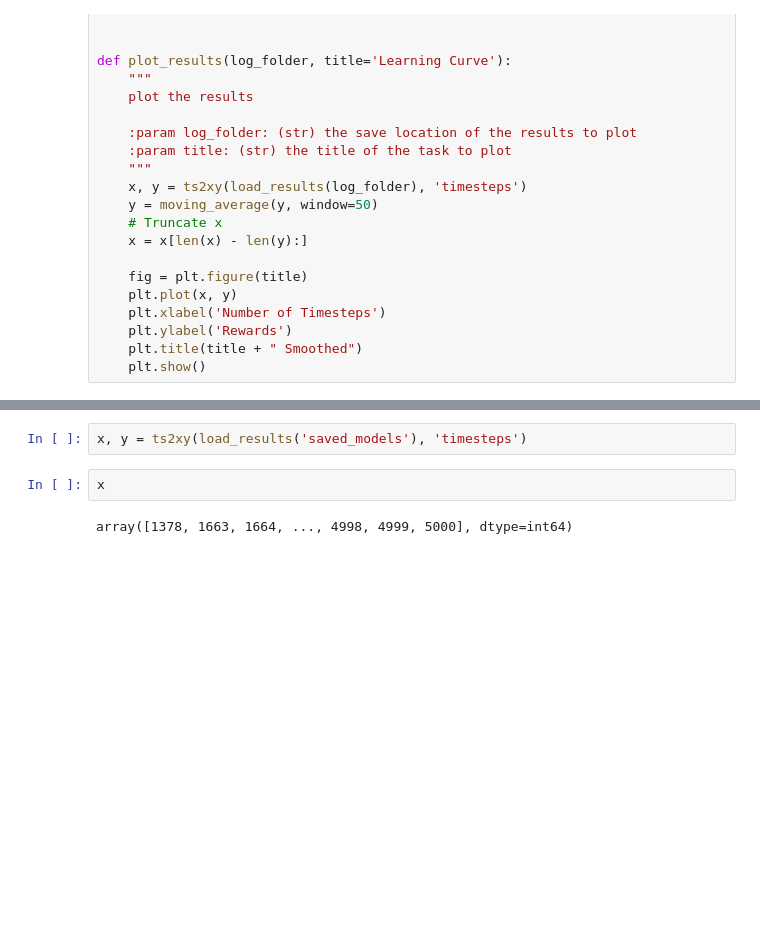
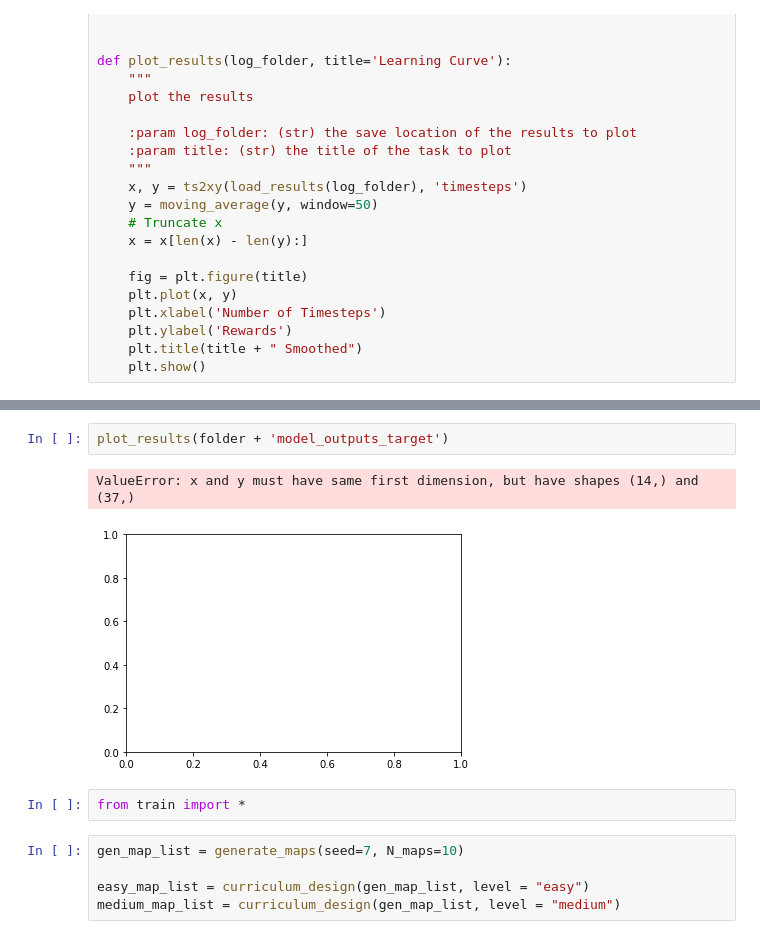
Before and after one commit to AkgunOnur/Multi-Agent-Allocation-with-Generative-Network, a Jupyter notebook: Plotter.ipynb, the cells around one changed output, grey strips where cells are left out. Cells and saved outputs as stored; diff of their text form; blank space fills up the shorter version.

Commit message:
Modification on design

```diff
--- a/Plotter.ipynb
+++ b/Plotter.ipynb
@@ -48,6 +52,12 @@ model = A2C.load('saved_models/best_model.zip')
 # %%
-x, y = ts2xy(load_results('saved_models'), 'timesteps')
+plot_results(folder + 'model_outputs_target')
+# %% [output]
+ValueError: x and y must have same first dimension, but have shapes (14,) and (37,)
+[figure, added]
 # %%
-x
+from train import *
-# %% [output]
-array([1378, 1663, 1664, ..., 4998, 4999, 5000], dtype=int64)
+# %%
+gen_map_list = generate_maps(seed=7, N_maps=10)
+
+easy_map_list = curriculum_design(gen_map_list, level = "easy")
+medium_map_list = curriculum_design(gen_map_list, level = "medium")
```
Also changed, not shown: parts of 7 cells of this notebook, 4 other files.
